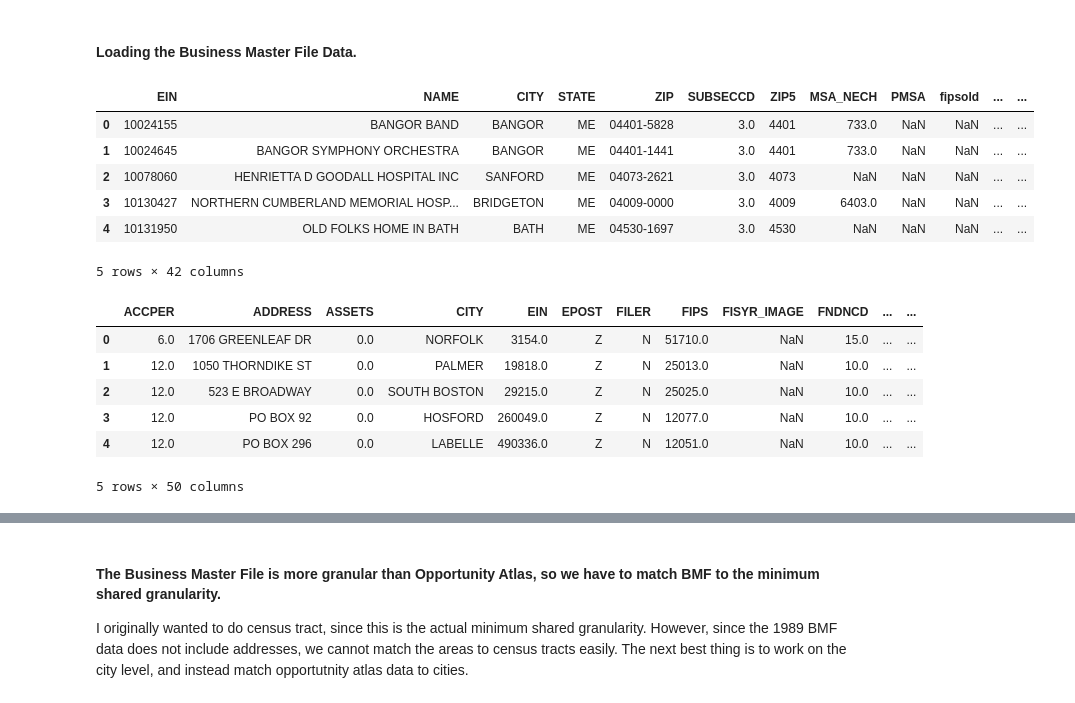
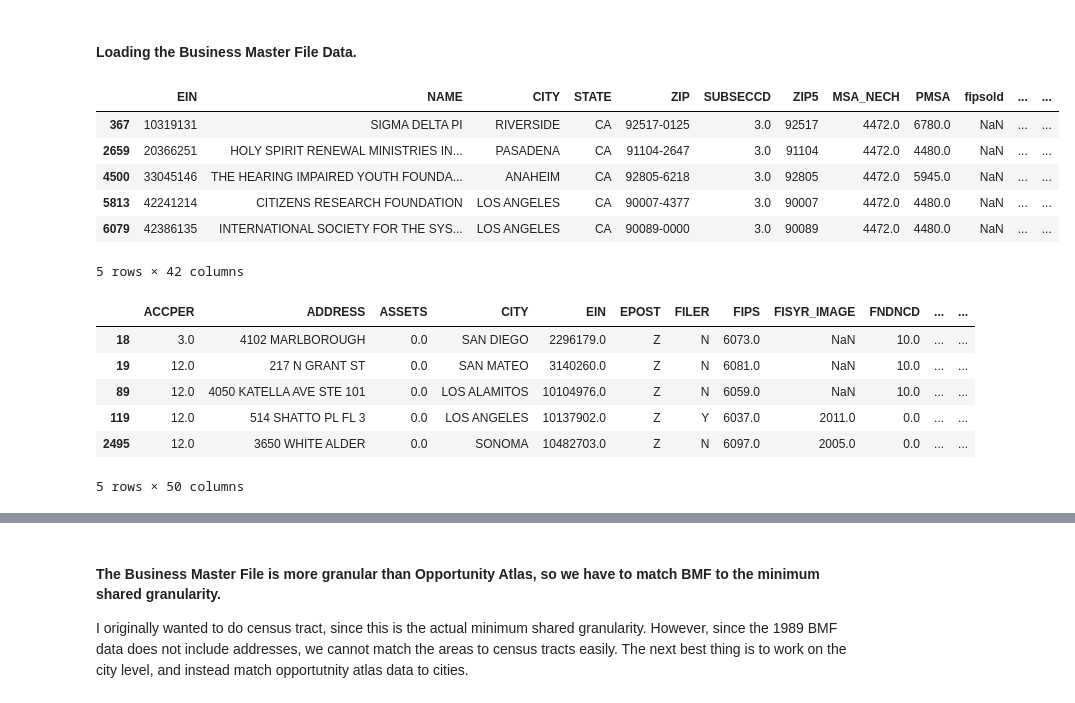
Before and after one commit to KatiaMinaWilliams/spinach-sweaters, a Jupyter notebook: NPOpp/NPOpp_clean_and_merge.ipynb, the cells around one changed output, grey strips where cells are left out. Drawn from its saved outputs; the diff is of its cells as text; code cells hidden in the pictures.

Commit message:
overlap corrected, files now written to nosync file. Next to create new file with functions to process lots of BMF data

```diff
--- a/NPOpp/NPOpp_clean_and_merge.ipynb
+++ b/NPOpp/NPOpp_clean_and_merge.ipynb
@@ -15,15 +23,18 @@ OA.head()
 #### Loading the Business Master File Data.
 # %%
 #First, 1989
-BMF_1989 = pd.read_csv("bmf.bmf89.csv")
+BMF_1989 = pd.read_csv("big_data.nosync/bmf.bmf89.csv")
+
+#Only California data
+BMF_1989 = BMF_1989[BMF_1989['STATE'] == "CA"]
 BMF_1989.head()
 # %% [output]
 |  | EIN | NAME | CITY | STATE | ZIP | SUBSECCD | ZIP5 | MSA_NECH | PMSA | fipsold | ... | ... |
-| 0 | 10024155 | BANGOR BAND | BANGOR | ME | 04401-5828 | 3.0 | 4401 | 733.0 | NaN | NaN | ... | ... |
-| 1 | 10024645 | BANGOR SYMPHONY ORCHESTRA | BANGOR | ME | 04401-1441 | 3.0 | 4401 | 733.0 | NaN | NaN | ... | ... |
-| 2 | 10078060 | HENRIETTA D GOODALL HOSPITAL INC | SANFORD | ME | 04073-2621 | 3.0 | 4073 | NaN | NaN | NaN | ... | ... |
-| 3 | 10130427 | NORTHERN CUMBERLAND MEMORIAL HOSP... | BRIDGETON | ME | 04009-0000 | 3.0 | 4009 | 6403.0 | NaN | NaN | ... | ... |
-| 4 | 10131950 | OLD FOLKS HOME IN BATH | BATH | ME | 04530-1697 | 3.0 | 4530 | NaN | NaN | NaN | ... | ... |
+| 367 | 10319131 | SIGMA DELTA PI | RIVERSIDE | CA | 92517-0125 | 3.0 | 92517 | 4472.0 | 6780.0 | NaN | ... | ... |
+| 2659 | 20366251 | HOLY SPIRIT RENEWAL MINISTRIES IN... | PASADENA | CA | 91104-2647 | 3.0 | 91104 | 4472.0 | 4480.0 | NaN | ... | ... |
+| 4500 | 33045146 | THE HEARING IMPAIRED YOUTH FOUNDA... | ANAHEIM | CA | 92805-6218 | 3.0 | 92805 | 4472.0 | 5945.0 | NaN | ... | ... |
+| 5813 | 42241214 | CITIZENS RESEARCH FOUNDATION | LOS ANGELES | CA | 90007-4377 | 3.0 | 90007 | 4472.0 | 4480.0 | NaN | ... | ... |
+| 6079 | 42386135 | INTERNATIONAL SOCIETY FOR THE SYS... | LOS ANGELES | CA | 90089-0000 | 3.0 | 90089 | 4472.0 | 4480.0 | NaN | ... | ... |
 5 rows × 42 columns
 # %%
 #Next 2015. I've downloaded all the 2015 files and am combining them to make sure all nonprofits that began and ended
@@ -35,17 +46,19 @@ BMF_1989.head()
 BMF_2015 = pd.DataFrame([])
 
 #This goes through the individual files and adds them to the table
-for filename in os.listdir('2015_bmf'):
-     BMF_2015 = BMF_2015.append(pd.read_csv('2015_bmf/'+filename, low_memory=False))
+for filename in os.listdir('big_data.nosync/2015_bmf'):
+     BMF_2015 = BMF_2015.append(pd.read_csv('big_data.nosync/2015_bmf/'+filename, low_memory=False))
 
+#Only California Data
+BMF_2015 = BMF_2015[BMF_2015['STATE'] == "CA"]
 BMF_2015.head()
 # %% [output]
 |  | ACCPER | ADDRESS | ASSETS | CITY | EIN | EPOST | FILER | FIPS | FISYR_IMAGE | FNDNCD | ... | ... |
-| 0 | 6.0 | 1706 GREENLEAF DR | 0.0 | NORFOLK | 3154.0 | Z | N | 51710.0 | NaN | 15.0 | ... | ... |
-| 1 | 12.0 | 1050 THORNDIKE ST | 0.0 | PALMER | 19818.0 | Z | N | 25013.0 | NaN | 10.0 | ... | ... |
-| 2 | 12.0 | 523 E BROADWAY | 0.0 | SOUTH BOSTON | 29215.0 | Z | N | 25025.0 | NaN | 10.0 | ... | ... |
-| 3 | 12.0 | PO BOX 92 | 0.0 | HOSFORD | 260049.0 | Z | N | 12077.0 | NaN | 10.0 | ... | ... |
-| 4 | 12.0 | PO BOX 296 | 0.0 | LABELLE | 490336.0 | Z | N | 12051.0 | NaN | 10.0 | ... | ... |
+| 18 | 3.0 | 4102 MARLBOROUGH | 0.0 | SAN DIEGO | 2296179.0 | Z | N | 6073.0 | NaN | 10.0 | ... | ... |
+| 19 | 12.0 | 217 N GRANT ST | 0.0 | SAN MATEO | 3140260.0 | Z | N | 6081.0 | NaN | 10.0 | ... | ... |
+| 89 | 12.0 | 4050 KATELLA AVE STE 101 | 0.0 | LOS ALAMITOS | 10104976.0 | Z | N | 6059.0 | NaN | 10.0 | ... | ... |
+| 119 | 12.0 | 514 SHATTO PL FL 3 | 0.0 | LOS ANGELES | 10137902.0 | Z | Y | 6037.0 | 2011.0 | 0.0 | ... | ... |
+| 2495 | 12.0 | 3650 WHITE ALDER | 0.0 | SONOMA | 10482703.0 | Z | N | 6097.0 | 2005.0 | 0.0 | ... | ... |
 5 rows × 50 columns
 # %%
 #Since the same org will appear several times, this will get rid of duplicates
```
Also changed, not shown: parts of 21 cells of this notebook.
